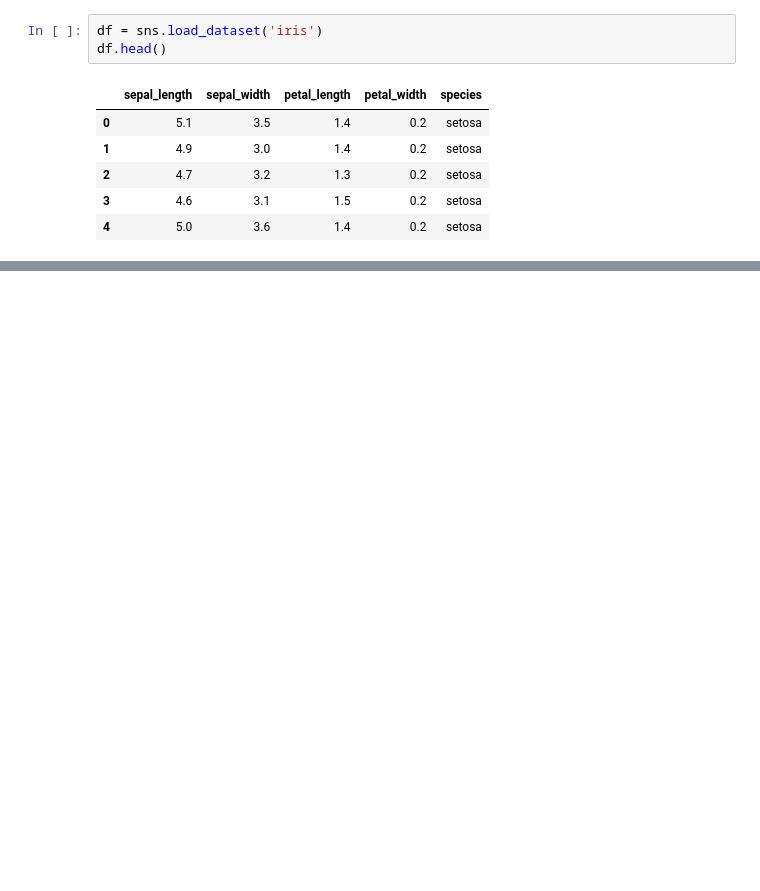
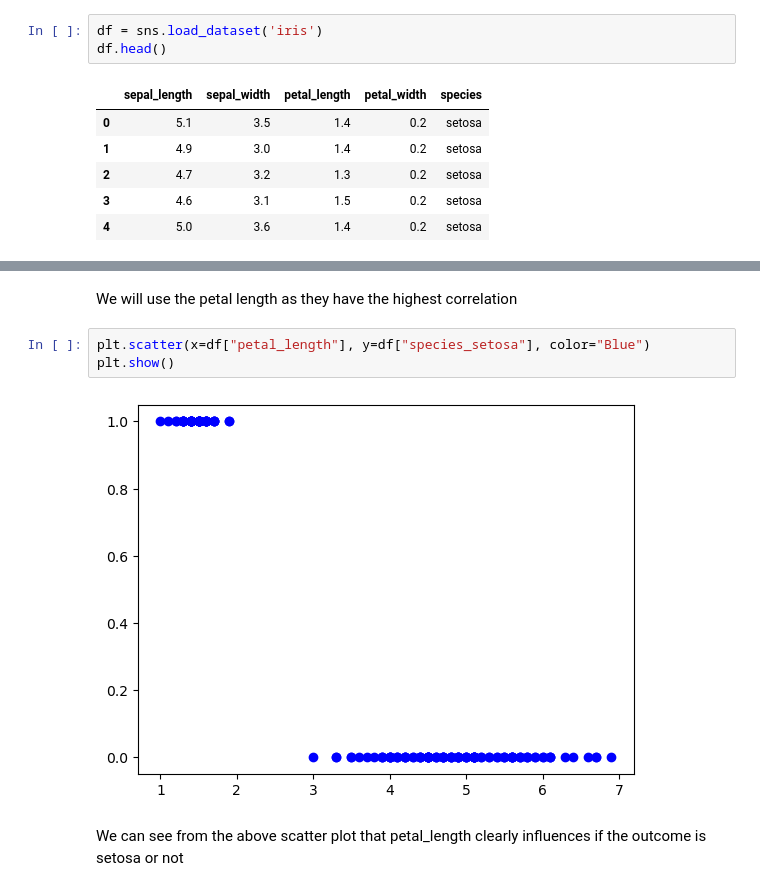
Before and after one commit to itsanishsingh/task-logistic-regression, a Jupyter notebook: task_logistic_regression.ipynb, the cells around one changed output, grey strips where cells are left out. Drawn from its saved outputs; the diff is of its cells as text; blank space fills up the shorter version.

```diff
--- a/task_logistic_regression.ipynb
+++ b/task_logistic_regression.ipynb
@@ -40,0 +70,9 @@ df.head()
+# %% [markdown]
+We will use the petal length as they have the highest correlation
+# %%
+plt.scatter(x=df["petal_length"], y=df["species_setosa"], color="Blue")
+plt.show()
+# %% [output]
+[figure, added]
+# %% [markdown]
+We can see from the above scatter plot that petal_length clearly influences if the outcome is setosa or not
```
Also changed, not shown: parts of 12 cells of this notebook.
